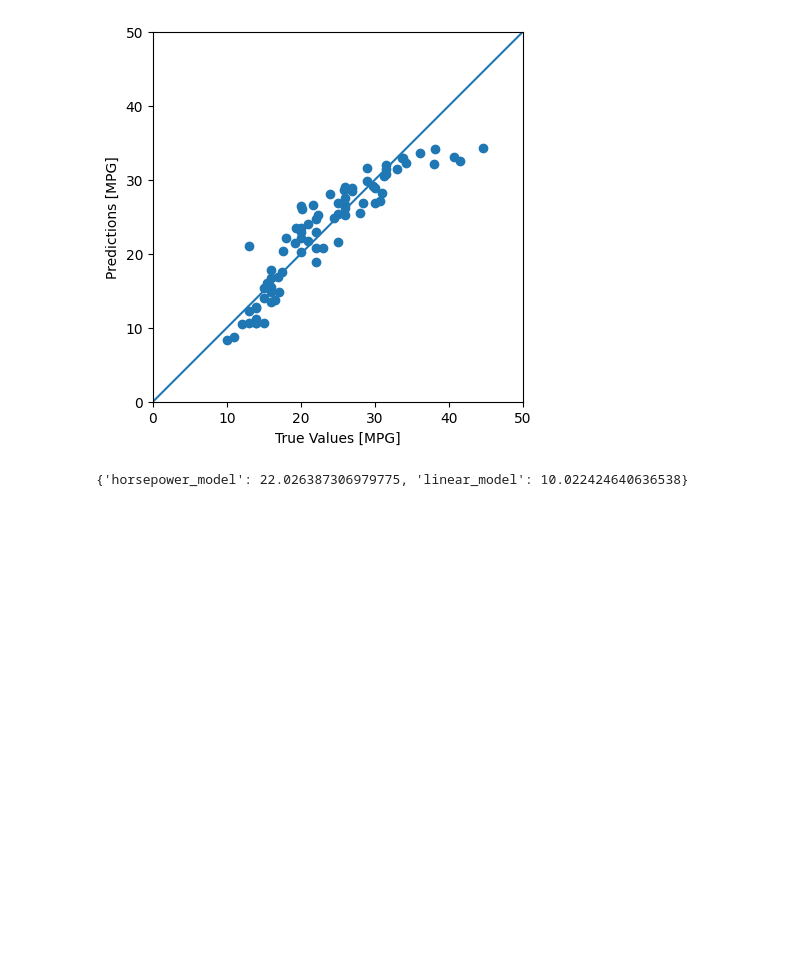
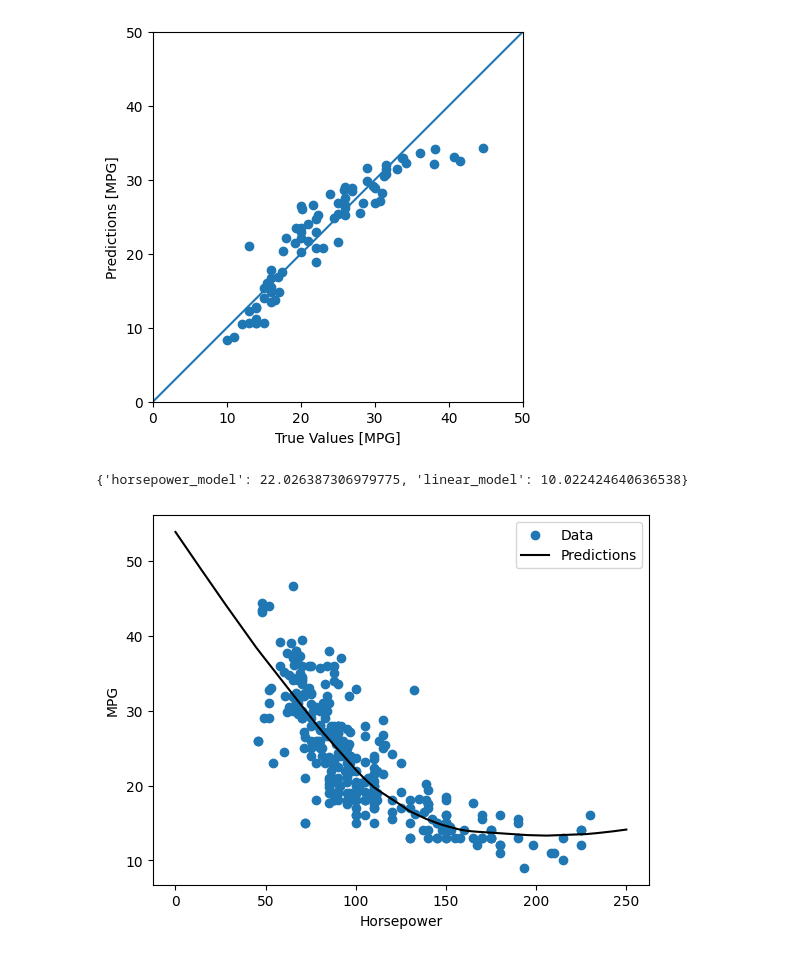
Before and after one commit to 2026-2-fundamentos/std-andres-felipe-chica-ospina, a Jupyter notebook: P200_regresion_basica/notebooks/notebook.ipynb, the cells around one changed output. Cells and saved outputs as stored; diff of their text form; code cells hidden in the pictures; blank space fills up the shorter version.

```diff
--- a/P200_regresion_basica/notebooks/notebook.ipynb
+++ b/P200_regresion_basica/notebooks/notebook.ipynb
@@ -294,3 +294,69 @@ test_results["linear_model"] = mean_squared_error(
 test_results
 # %% [output]
 {'horsepower_model': 22.026387306979775, 'linear_model': 10.022424640636538}
+# %%
+# Se agregan un término cuadrático y una interacción Weight × Horsepower para flexibilizar el modelo lineal.
+
+train_features_flexible = train_features.copy()
+test_features_flexible = test_features.copy()
+
+for features in [train_features_flexible, test_features_flexible]:
+    features["Horsepower_squared"] = features["Horsepower"] ** 2
+    features["Weight_x_Horsepower"] = features["Weight"] * features["Horsepower"]
+
+train_features_flexible[["Horsepower", "Horsepower_squared", "Weight", "Weight_x_Horsepower"]].head()
+
+
+
+# ---
+
+# Se compara la regresión base con una especificación lineal que incluye los nuevos términos.
+
+flexible_numeric_features = train_features_flexible.select_dtypes(include="number").columns.tolist()
+
+flexible_features_preprocessor = ColumnTransformer(
+    transformers=[
+        ("numeric", StandardScaler(), flexible_numeric_features),
+        ("origin", OneHotEncoder(handle_unknown="ignore", sparse_output=False), categorical_features),
+    ],
+)
+
+flexible_train_features = flexible_features_preprocessor.fit_transform(train_features_flexible)
+flexible_test_features = flexible_features_preprocessor.transform(test_features_flexible)
+
+linear_flexible_model = LinearRegression()
+linear_flexible_model.fit(flexible_train_features, train_labels)
+
+flexible_predictions = linear_flexible_model.predict(flexible_test_features)
+test_results["linear_flexible_model"] = mean_squared_error(
+    y_true=test_labels,
+    y_pred=flexible_predictions,
+)
+
+test_results
+
+
+
+
+# --
+
+# Red neuronal con una sola entrada (Horsepower)
+
+from sklearn.neural_network import MLPRegressor
+
+mlp_horsepower = MLPRegressor(
+    max_iter=10000,
+    hidden_layer_sizes=(64, 64),
+    activation="relu",
+    solver="adam",
+    learning_rate_init=0.001,
+    validation_fraction=0.2,
+    early_stopping=True,
+    random_state=0,
+)
+mlp_horsepower.fit(standarized_train_horsepower, train_labels)
+
+y = mlp_horsepower.predict(scaled_x)
+plot_horsepower(x, y)
+# %% [output]
+[figure, added]
```
Also changed, not shown: parts of 5 cells of this notebook, 5 other files.
